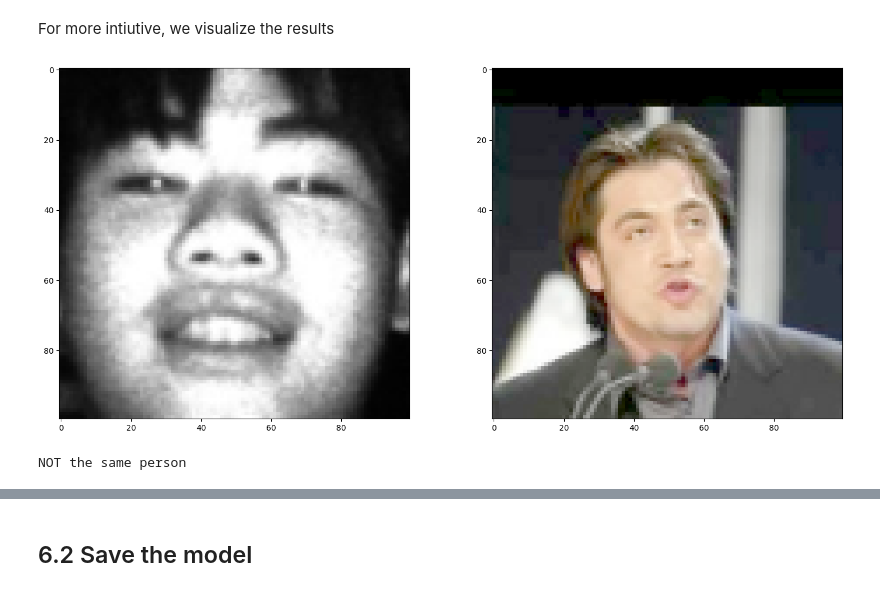
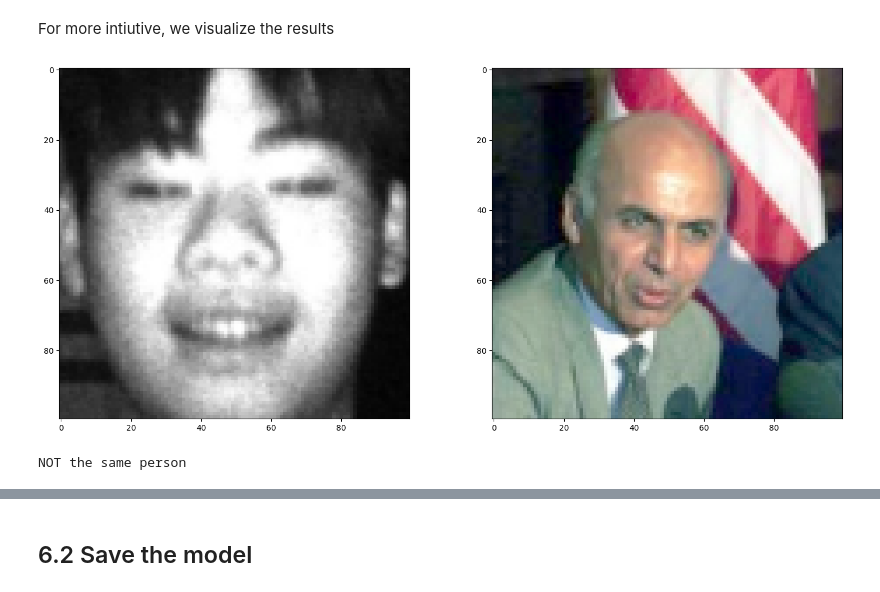
Before and after one commit to chutrunganh/Biometric_IT4432E, a Jupyter notebook: src.ipynb, the cells around one changed output, grey strips where cells are left out. Cells and saved outputs as stored; diff of their text form; code cells hidden in the pictures.

```diff
--- a/src.ipynb
+++ b/src.ipynb
@@ -1251,25 +1271,25 @@ precision.result().numpy()
 For more intiutive, we visualize the results
 # %%
 #sample_in_batch = 0 # Choose the first image in the batch
-sample_in_batch = 6
+sample_in_batch = 9
 
 # Set plot size
 plt.figure(figsize=(18,8))
 
 # Set subplot. The subplot function allows you to render using a grid like format
 # The first argument is the number of rows, the second is the number of columns,
 # and the third is the index of the current plot
 plt.subplot(1,2,1)
 plt.imshow(test_input[sample_in_batch])
 plt.subplot(1,2,2)
 plt.imshow(test_validation[sample_in_batch])
 plt.show()
 
 # Show the label
 if (test_labels[sample_in_batch] == 1):
     print("Same person")
 else:
     print("NOT the same person")
 # %% [output]
-[figure, old version]
+[figure, new version]
 NOT the same person
```
Also changed, not shown: parts of 28 cells of this notebook, 1 other file.
